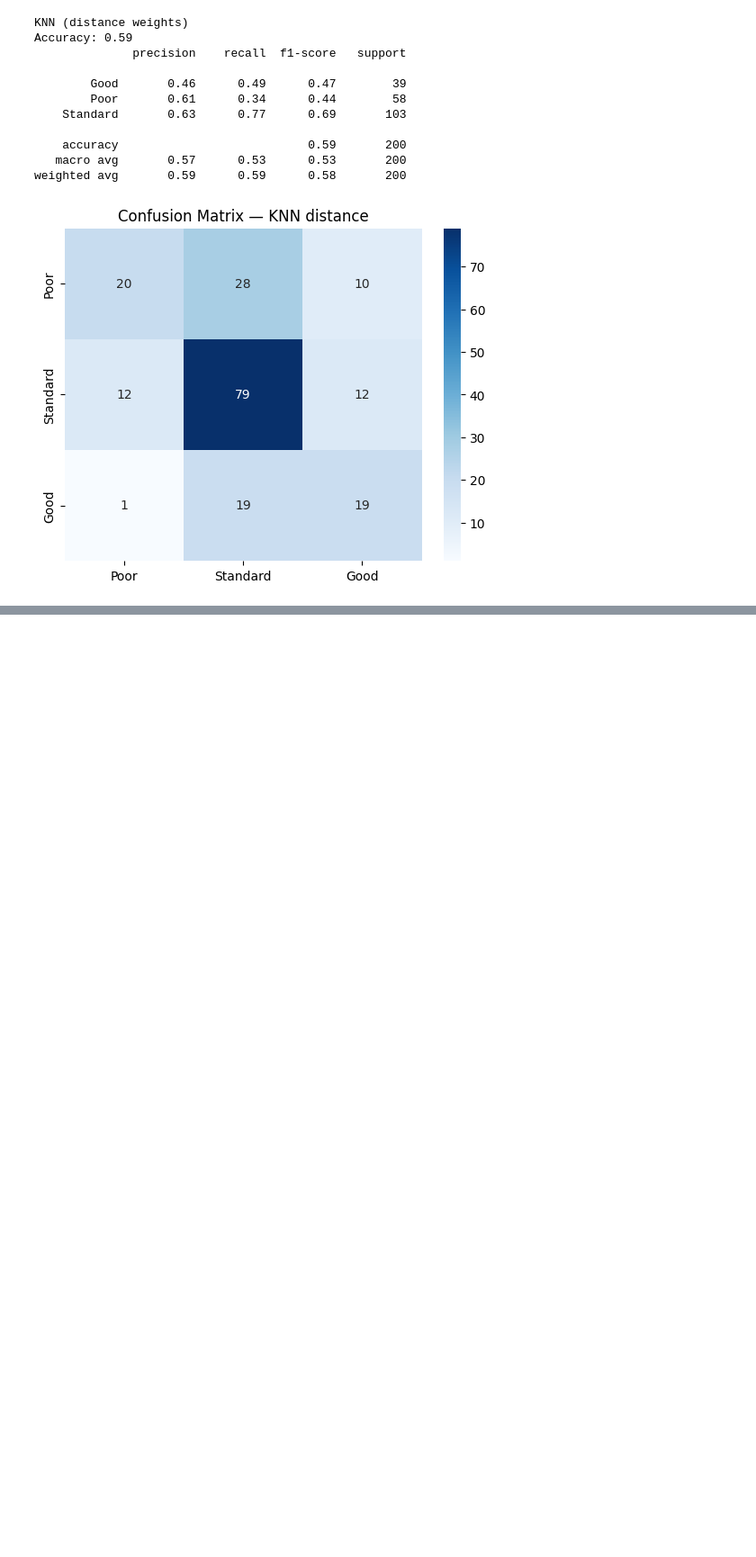
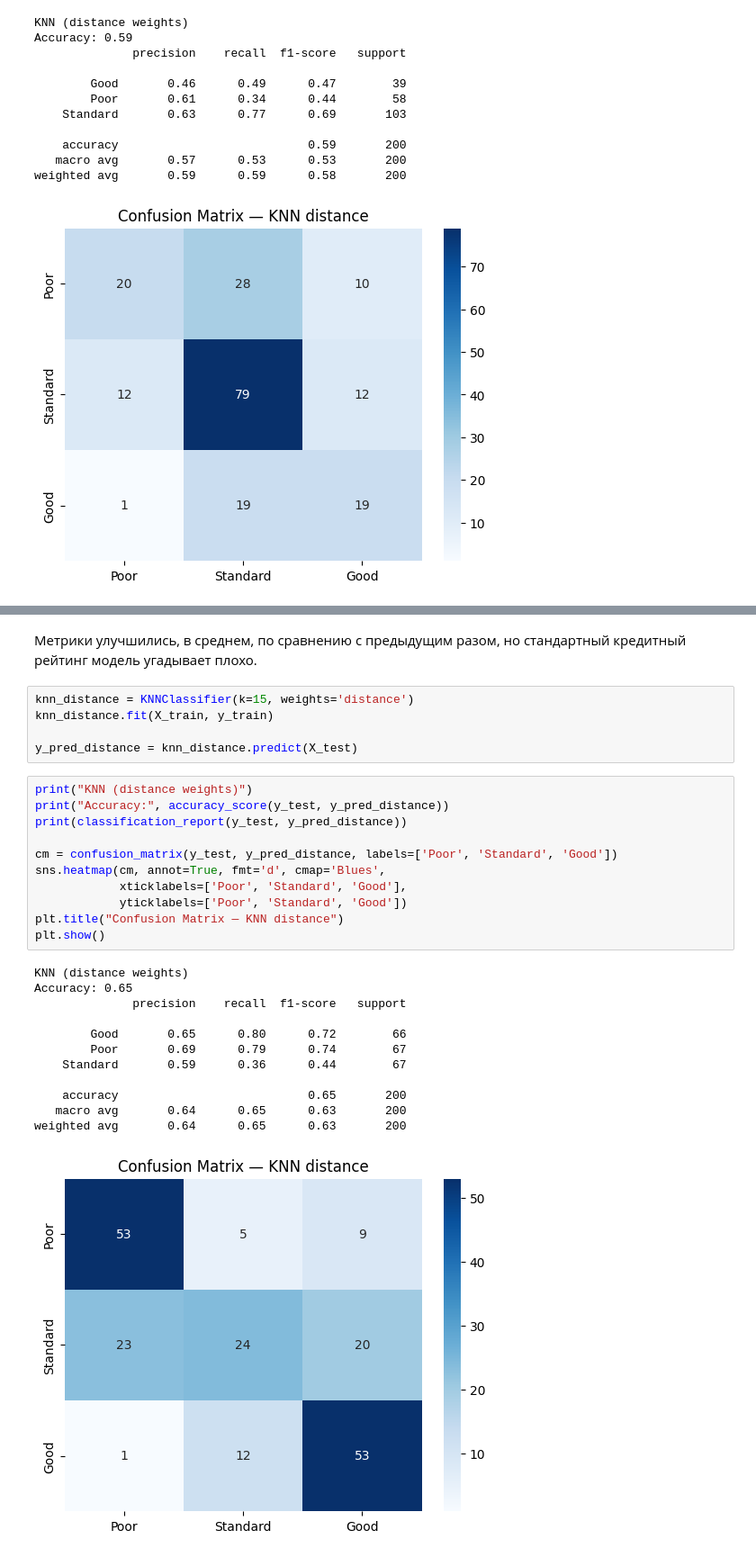
Before and after one commit to TatianaBas/AI-Frameworks, a Jupyter notebook: Lab1.ipynb, the cells around one changed output, grey strips where cells are left out. Shown: that part at 90% size. Saved outputs shown, nothing was run; the diff lists cells and outputs as text; blank space fills up the shorter version.

```diff
--- a/Lab1.ipynb
+++ b/Lab1.ipynb
@@ -1679,0 +1676,31 @@ weighted avg       0.59      0.59      0.58       200
+# %% [markdown]
+Метрики улучшились, в среднем, по сравнению с предыдущим разом, но стандартный кредитный рейтинг модель угадывает плохо.
+# %%
+knn_distance = KNNClassifier(k=15, weights='distance')
+knn_distance.fit(X_train, y_train)
+
+y_pred_distance = knn_distance.predict(X_test)
+# %%
+print("KNN (distance weights)")
+print("Accuracy:", accuracy_score(y_test, y_pred_distance))
+print(classification_report(y_test, y_pred_distance))
+
+cm = confusion_matrix(y_test, y_pred_distance, labels=['Poor', 'Standard', 'Good'])
+sns.heatmap(cm, annot=True, fmt='d', cmap='Blues',
+            xticklabels=['Poor', 'Standard', 'Good'],
+            yticklabels=['Poor', 'Standard', 'Good'])
+plt.title("Confusion Matrix — KNN distance")
+plt.show()
+# %% [output]
+KNN (distance weights)
+Accuracy: 0.65
+              precision    recall  f1-score   support
+
+        Good       0.65      0.80      0.72        66
+        Poor       0.69      0.79      0.74        67
+    Standard       0.59      0.36      0.44        67
+
+    accuracy                           0.65       200
+   macro avg       0.64      0.65      0.63       200
+weighted avg       0.64      0.65      0.63       200
+[figure, added]
```
Also changed, not shown: parts of 75 cells of this notebook.
